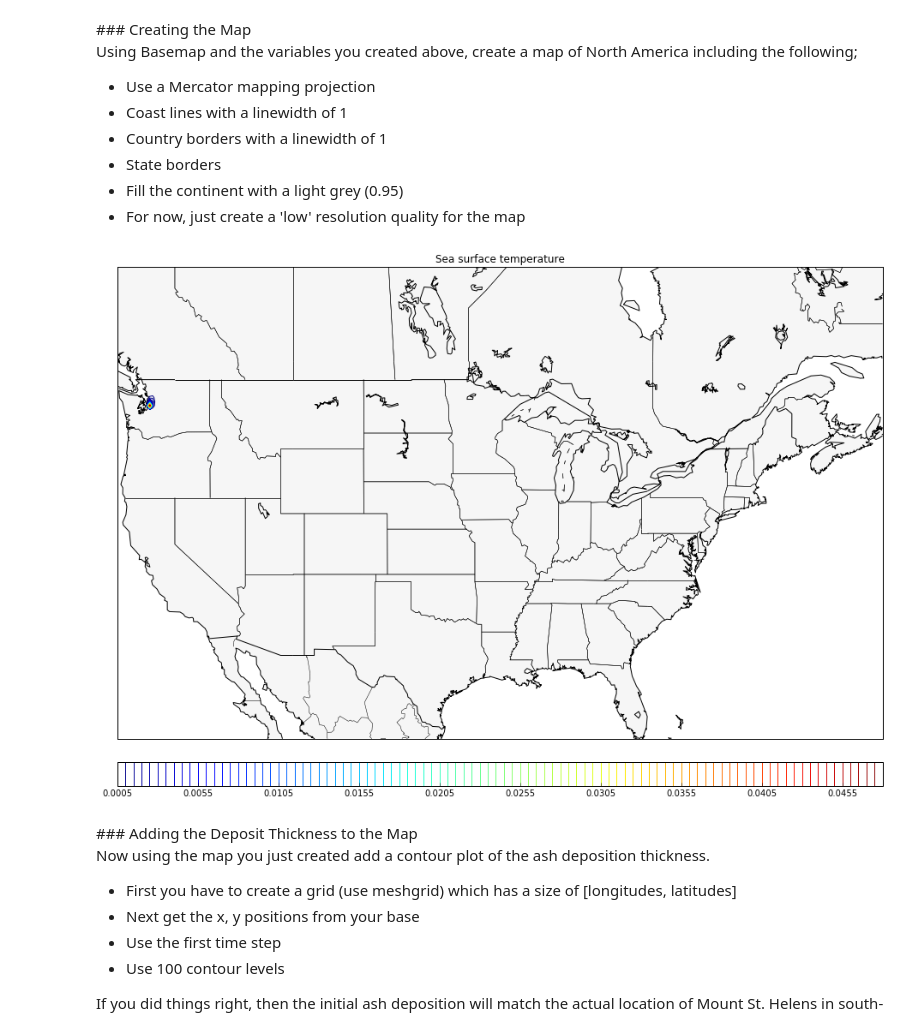
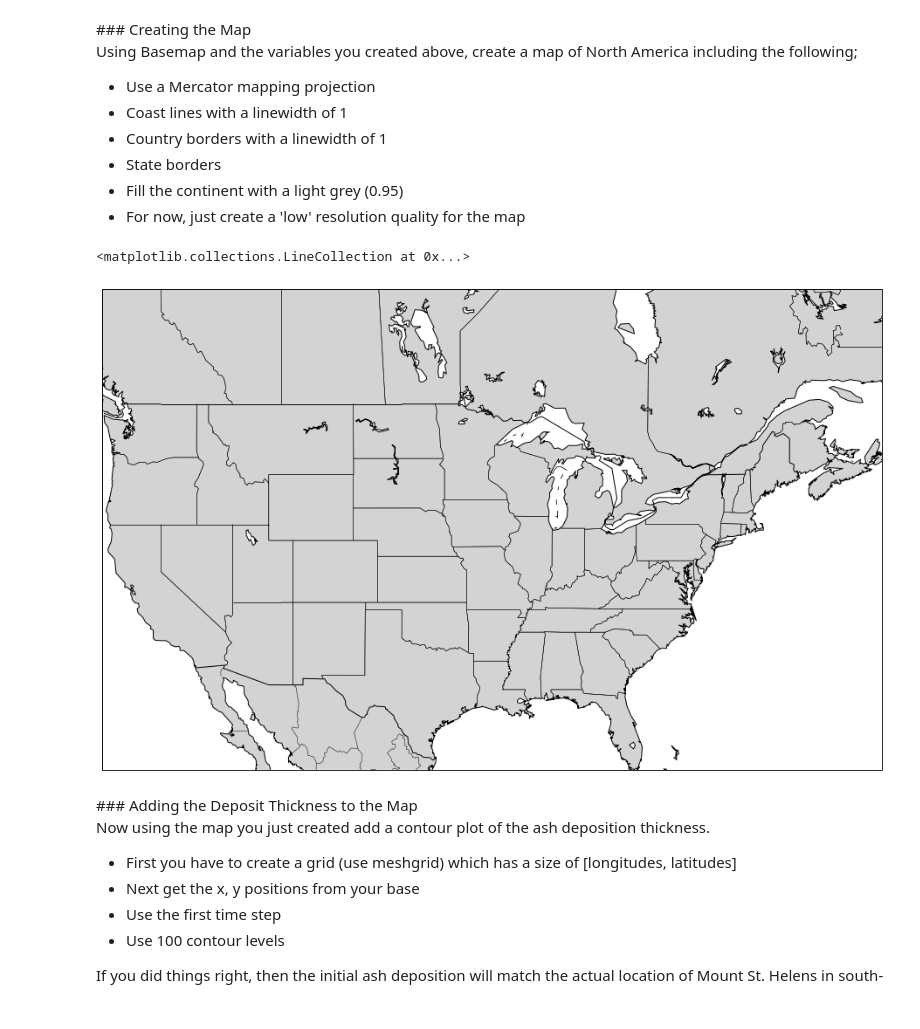
Before and after one commit to djzurawski/ClassMaterials, a Jupyter notebook: Week-03/Homework.ipynb, the cells around one changed output. Drawn from its saved outputs; the diff is of its cells as text; code cells hidden in the pictures.

```diff
--- a/Week-03/Homework.ipynb
+++ b/Week-03/Homework.ipynb
@@ -127,31 +118,20 @@ Using Basemap and the variables you created above, create a map of North America
 # %%
 from mpl_toolkits.basemap import Basemap
 
 fig=plt.figure(figsize=(16,16))
 
 # Create the map
 m = Basemap(llcrnrlon=min(lon),llcrnrlat=min(lat),\
             urcrnrlon=max(lon),urcrnrlat=max(lat),\
             projection='merc',resolution='l')
 
 m.drawcoastlines(linewidth=1)
-m.fillcontinents(color='lightgray', alpha=0.20)
+m.fillcontinents(color='lightgray')
 m.drawcountries(linewidth=1)
 m.drawstates()
-
-ny = 120; nx = 260
-lons, lats = m.makegrid(nx, ny) # get lat/lons of ny by nx evenly space grid.
-x, y = m(lons, lats) # compute map proj coordinates.
-# draw filled contours.
-
-cs = m.contour(x,y,thickness[1][:][:],100)
-
-cbar = m.colorbar(cs,location='bottom',pad="5%")
-#cbar.set_label("Temperature [K]")
-plt.title("Sea surface temperature")
-plt.show()
 # %% [output]
+<matplotlib.collections.LineCollection at 0x...>
-[figure, old version]
+[figure, new version]
 # %% [markdown]
 <a id="AddDepo">
 ### Adding the Deposit Thickness to the Map</a>
```
Also changed, not shown: parts of 7 cells of this notebook.
